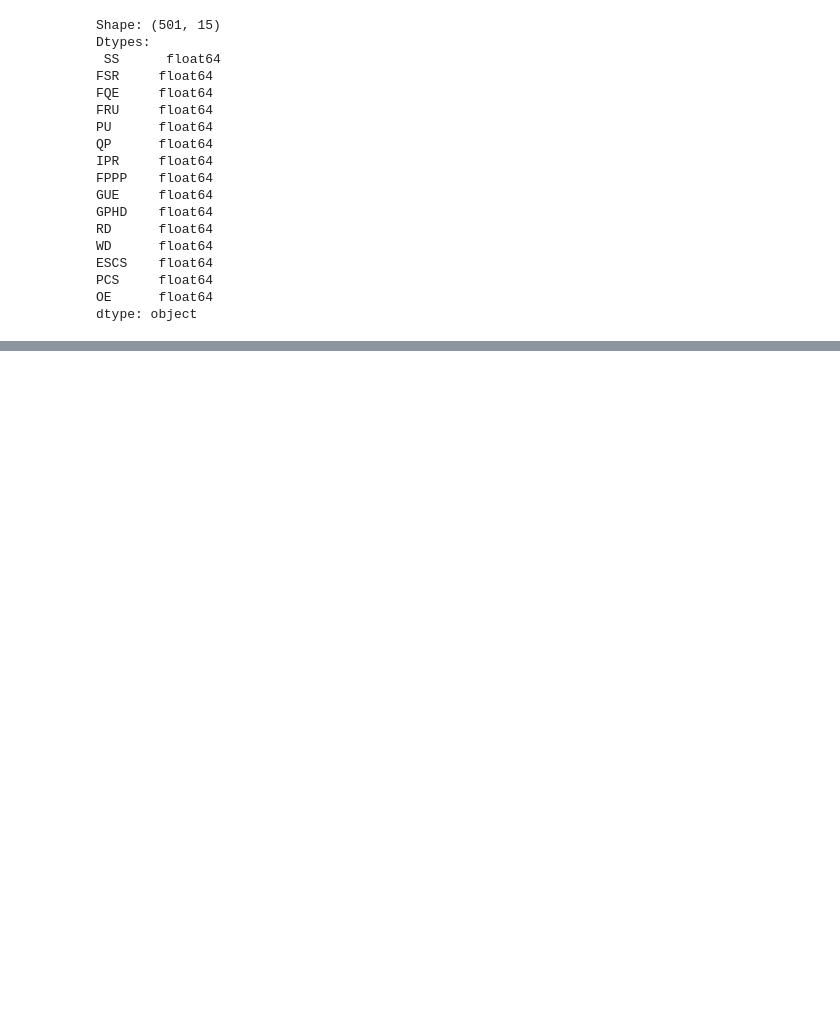
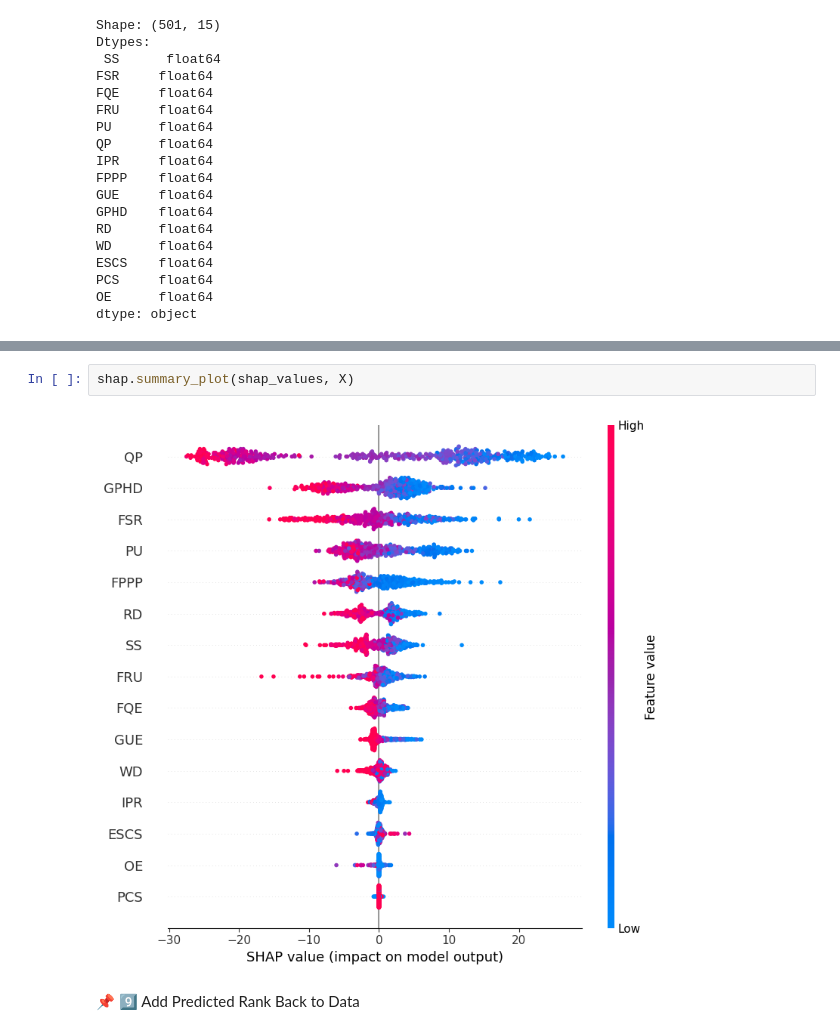
Before and after one commit to Valenshivansh/RankXplain, a Jupyter notebook: notebooks/model_three.ipynb, the cells around one changed output, grey strips where cells are left out. Cells and saved outputs as stored; diff of their text form; blank space fills up the shorter version.

```diff
--- a/notebooks/model_three.ipynb
+++ b/notebooks/model_three.ipynb
@@ -175,0 +161,6 @@ joblib.dump(scaler, "../models/nirf_scaler.pk")
+# %%
+shap.summary_plot(shap_values, X)
+# %% [output]
+[figure, added]
+# %% [markdown]
+📌 9️⃣ Add Predicted Rank Back to Data
```
Also changed, not shown: parts of 15 cells of this notebook, 2 other files.
